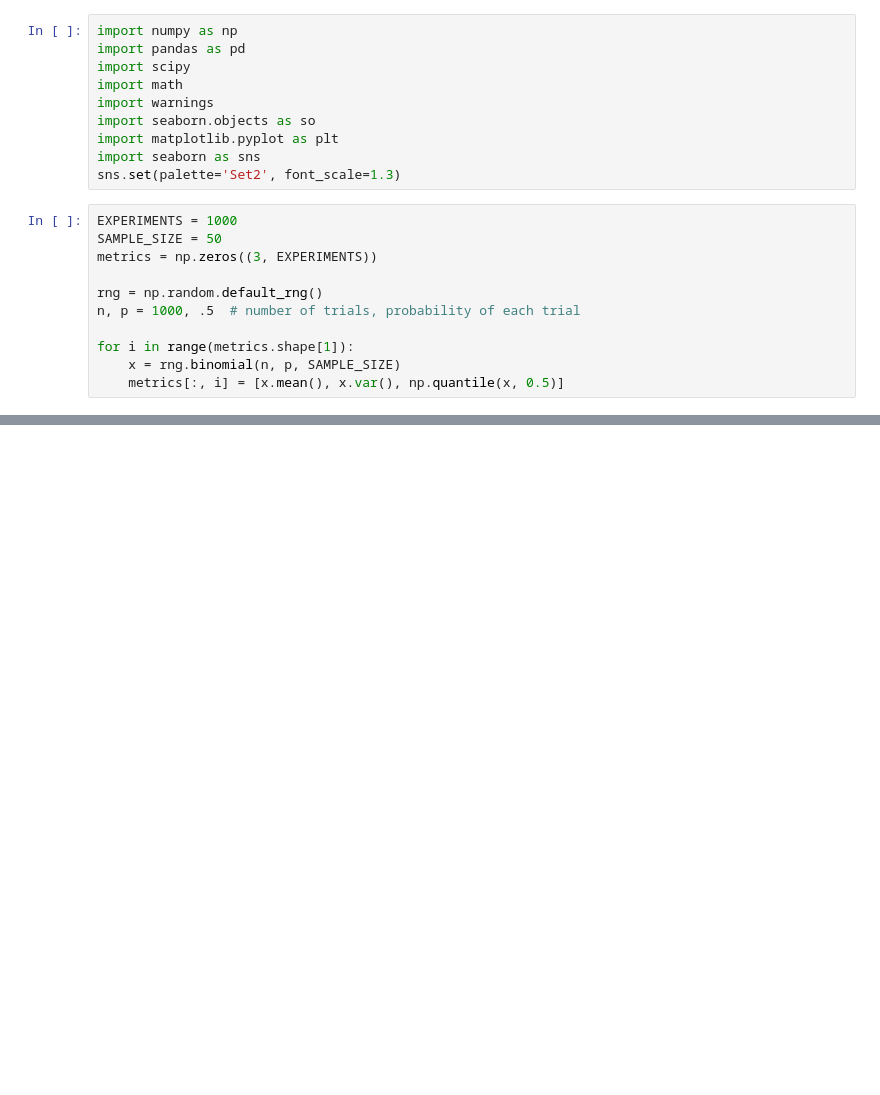
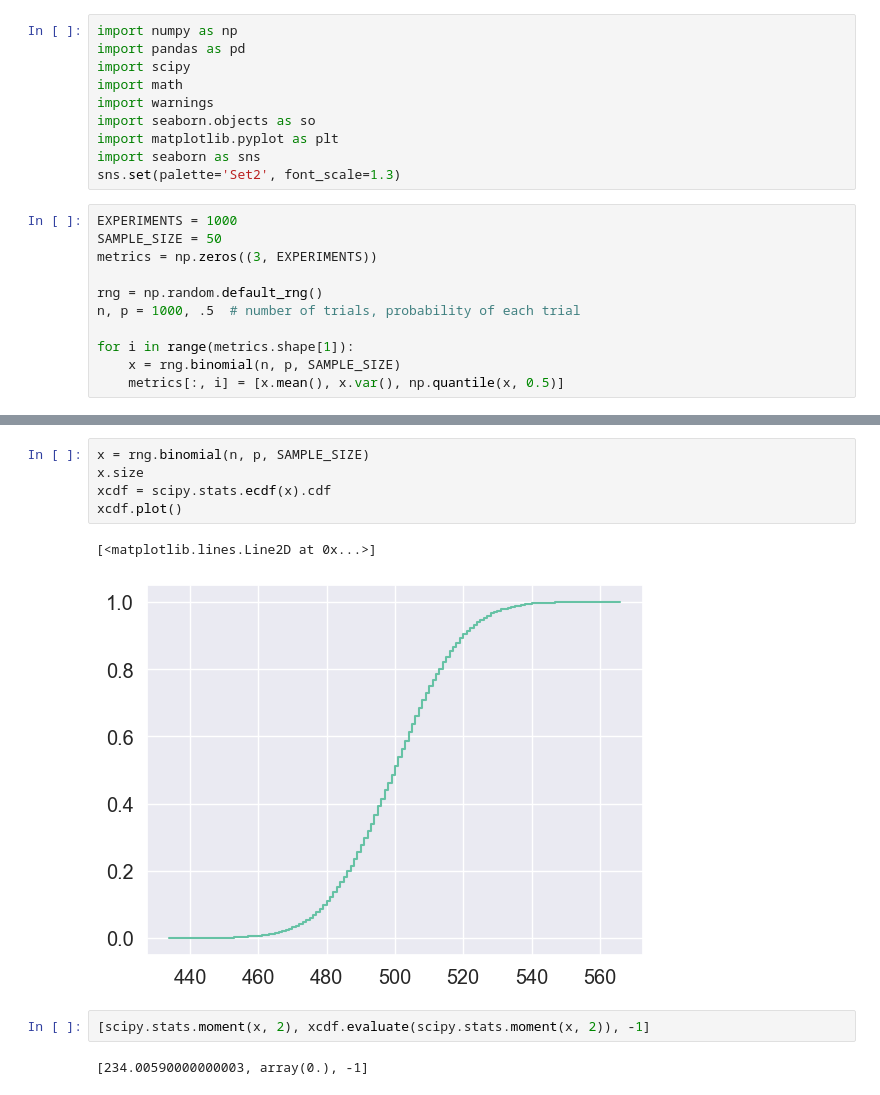
Before and after one commit to prawwtocol/lab1, a Jupyter notebook: task1.ipynb, the cells around one changed output, grey strips where cells are left out. Cells and saved outputs as stored; diff of their text form; blank space fills up the shorter version.

```diff
--- a/task1.ipynb
+++ b/task1.ipynb
@@ -49,0 +105,12 @@ array([1.52723588, 0.92490847, 2.50580855, 0.36925004, 1.37207885,
+# %%
+x = rng.binomial(n, p, SAMPLE_SIZE)
+x.size
+xcdf = scipy.stats.ecdf(x).cdf
+xcdf.plot()
+# %% [output]
+[<matplotlib.lines.Line2D at 0x...>]
+[figure, added]
+# %%
+[scipy.stats.moment(x, 2), xcdf.evaluate(scipy.stats.moment(x, 2)), -1]
+# %% [output]
+[234.00590000000003, array(0.), -1]
```
Also changed, not shown: parts of 11 cells of this notebook, 1 other file.
